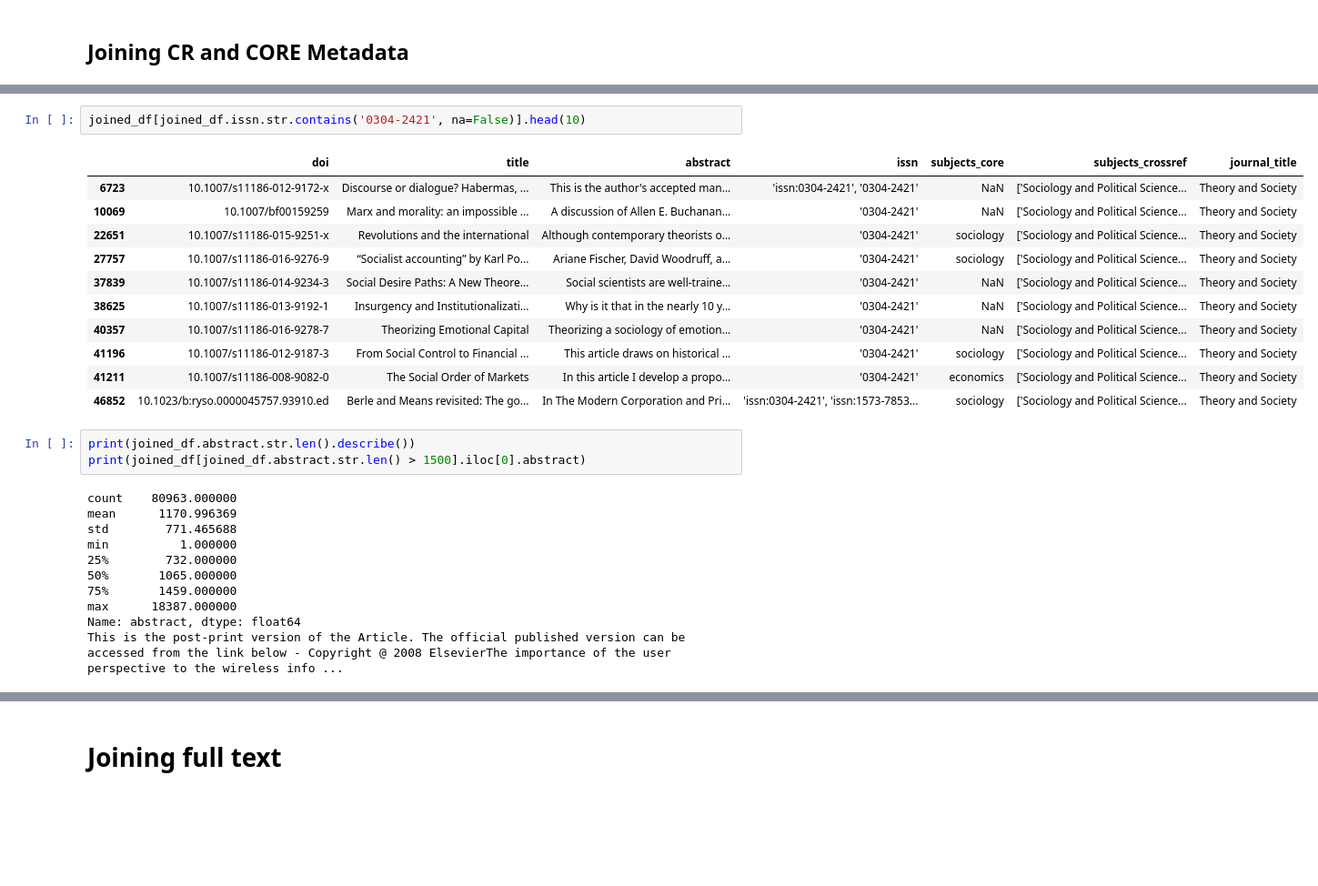
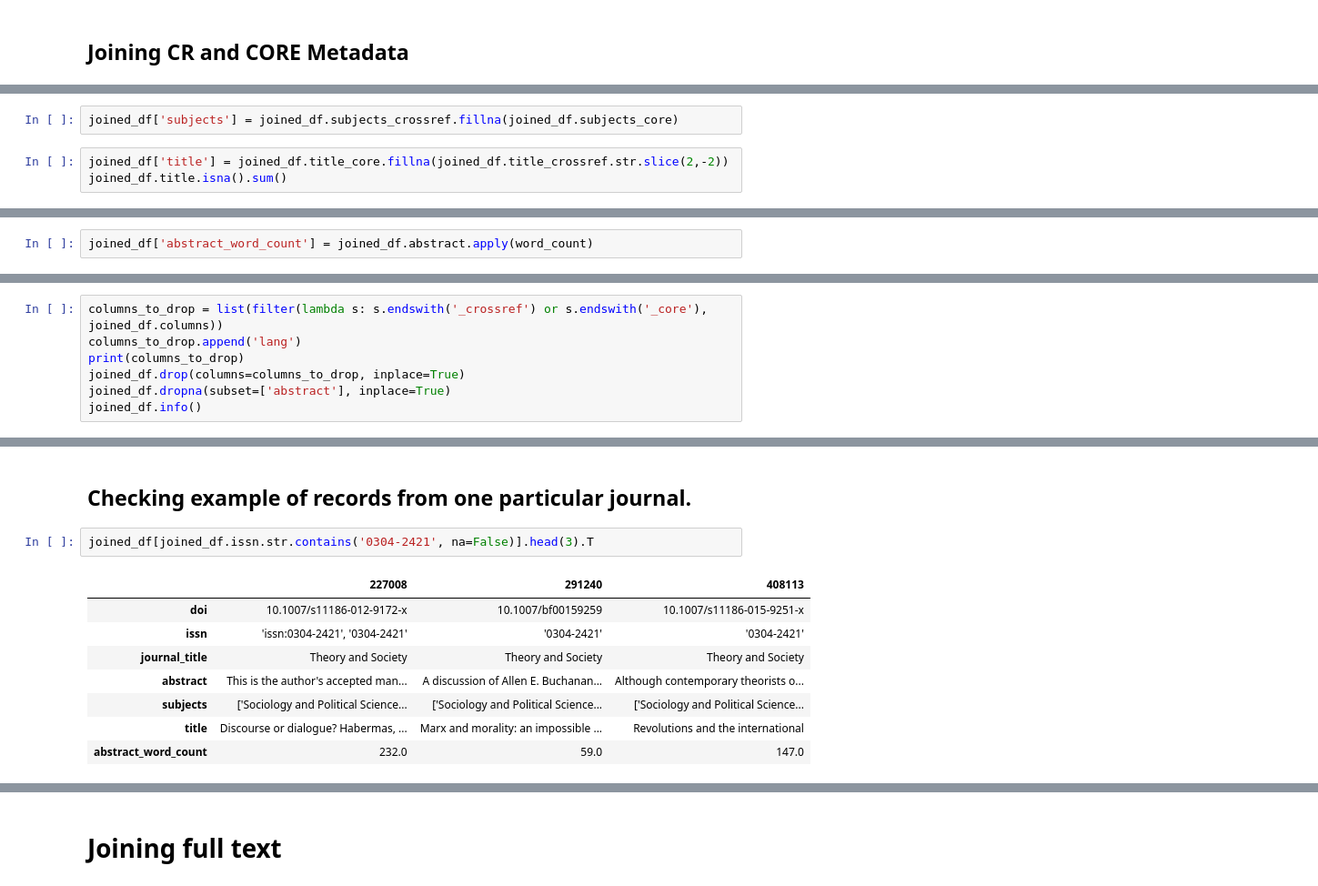
Before and after one commit to msc2106/QualAbstracts, a Jupyter notebook: notebooks/data_wrangling.ipynb, the cells around one changed output, grey strips where cells are left out. Shown at 91% size. Drawn from its saved outputs; the diff is of its cells as text; blank space fills up the shorter version.

```diff
--- a/notebooks/data_wrangling.ipynb
+++ b/notebooks/data_wrangling.ipynb
@@ -469,0 +554,5 @@ joined_df[~joined_df.subjects_core.isna()].head()
+# %%
+joined_df['subjects'] = joined_df.subjects_crossref.fillna(joined_df.subjects_core)
+# %%
+joined_df['title'] = joined_df.title_core.fillna(joined_df.title_crossref.str.slice(2,-2))
+joined_df.title.isna().sum()
@@ -469,0 +561,2 @@ joined_df[~joined_df.subjects_core.isna()].head()
+# %%
+joined_df['abstract_word_count'] = joined_df.abstract.apply(word_count)
@@ -469,0 +565,7 @@ joined_df[~joined_df.subjects_core.isna()].head()
+# %%
+columns_to_drop = list(filter(lambda s: s.endswith('_crossref') or s.endswith('_core'), joined_df.columns))
+columns_to_drop.append('lang')
+print(columns_to_drop)
+joined_df.drop(columns=columns_to_drop, inplace=True)
+joined_df.dropna(subset=['abstract'], inplace=True)
+joined_df.info()
@@ -470,28 +588,13 @@ joined_df[~joined_df.subjects_core.isna()].head()
+# %% [markdown]
+## Checking example of records from one particular journal.
 # %%
-joined_df[joined_df.issn.str.contains('0304-2421', na=False)].head(10)
+joined_df[joined_df.issn.str.contains('0304-2421', na=False)].head(3).T
 # %% [output]
-|  | doi | title | abstract | issn | subjects_core | subjects_crossref | journal_title |
-| 6723 | 10.1007/s11186-012-9172-x | Discourse or dialogue? Habermas, ... | This is the author's accepted man... | 'issn:0304-2421', '0304-2421' | NaN | ['Sociology and Political Science... | Theory and Society |
-| 10069 | 10.1007/bf00159259 | Marx and morality: an impossible ... | A discussion of Allen E. Buchanan... | '0304-2421' | NaN | ['Sociology and Political Science... | Theory and Society |
-| 22651 | 10.1007/s11186-015-9251-x | Revolutions and the international | Although contemporary theorists o... | '0304-2421' | sociology | ['Sociology and Political Science... | Theory and Society |
-| 27757 | 10.1007/s11186-016-9276-9 | “Socialist accounting” by Karl Po... | Ariane Fischer, David Woodruff, a... | '0304-2421' | sociology | ['Sociology and Political Science... | Theory and Society |
-| 37839 | 10.1007/s11186-014-9234-3 | Social Desire Paths: A New Theore... | Social scientists are well-traine... | '0304-2421' | NaN | ['Sociology and Political Science... | Theory and Society |
-| 38625 | 10.1007/s11186-013-9192-1 | Insurgency and Institutionalizati... | Why is it that in the nearly 10 y... | '0304-2421' | NaN | ['Sociology and Political Science... | Theory and Society |
-| 40357 | 10.1007/s11186-016-9278-7 | Theorizing Emotional Capital | Theorizing a sociology of emotion... | '0304-2421' | NaN | ['Sociology and Political Science... | Theory and Society |
-| 41196 | 10.1007/s11186-012-9187-3 | From Social Control to Financial ... | This article draws on historical ... | '0304-2421' | sociology | ['Sociology and Political Science... | Theory and Society |
-| 41211 | 10.1007/s11186-008-9082-0 | The Social Order of Markets | In this article I develop a propo... | '0304-2421' | economics | ['Sociology and Political Science... | Theory and Society |
-| 46852 | 10.1023/b:ryso.0000045757.93910.ed | Berle and Means revisited: The go... | In The Modern Corporation and Pri... | 'issn:0304-2421', 'issn:1573-7853... | sociology | ['Sociology and Political Science... | Theory and Society |
+|  | 227008 | 291240 | 408113 |
+| doi | 10.1007/s11186-012-9172-x | 10.1007/bf00159259 | 10.1007/s11186-015-9251-x |
+| issn | 'issn:0304-2421', '0304-2421' | '0304-2421' | '0304-2421' |
+| journal_title | Theory and Society | Theory and Society | Theory and Society |
+| abstract | This is the author's accepted man... | A discussion of Allen E. Buchanan... | Although contemporary theorists o... |
+| subjects | ['Sociology and Political Science... | ['Sociology and Political Science... | ['Sociology and Political Science... |
+| title | Discourse or dialogue? Habermas, ... | Marx and morality: an impossible ... | Revolutions and the international |
+| abstract_word_count | 232.0 | 59.0 | 147.0 |
-# %%
-print(joined_df.abstract.str.len().describe())
-print(joined_df[joined_df.abstract.str.len() > 1500].iloc[0].abstract)
-# %% [output]
-count    80963.000000
-mean      1170.996369
-std        771.465688
-min          1.000000
-25%        732.000000
-50%       1065.000000
-75%       1459.000000
-max      18387.000000
-Name: abstract, dtype: float64
-This is the post-print version of the Article. The official published version can be accessed from the link below - Copyright @ 2008 ElsevierThe importance of the user perspective to the wireless info ...
```
Also changed, not shown: parts of 79 cells of this notebook, 4 other files.
